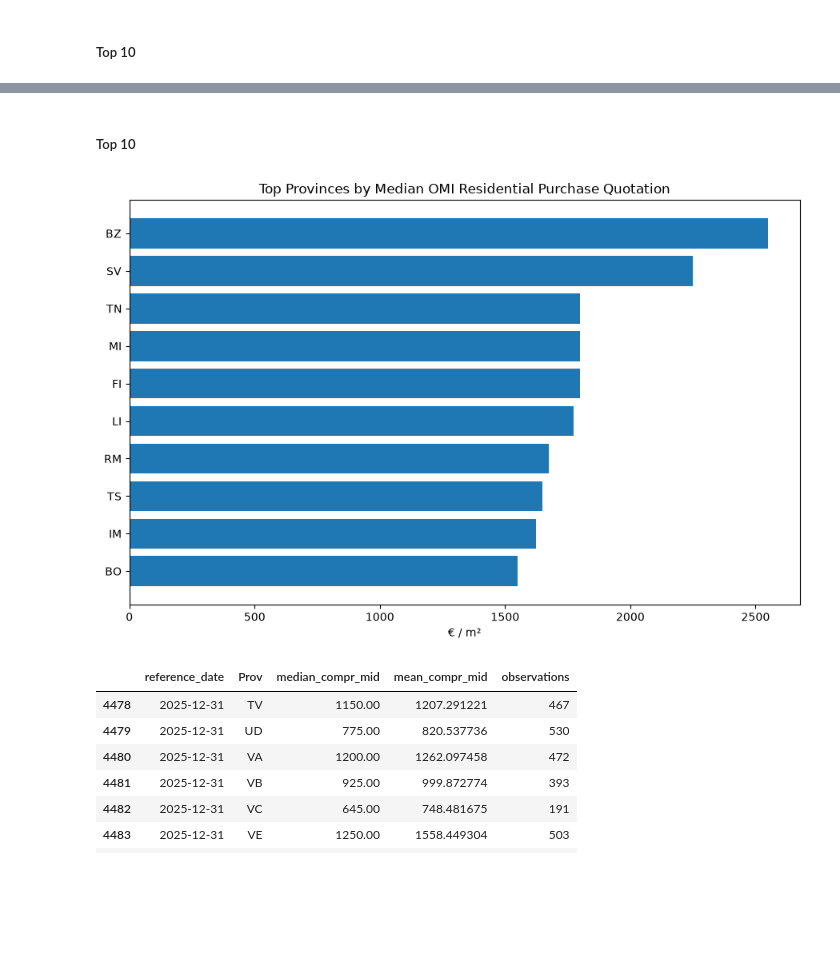
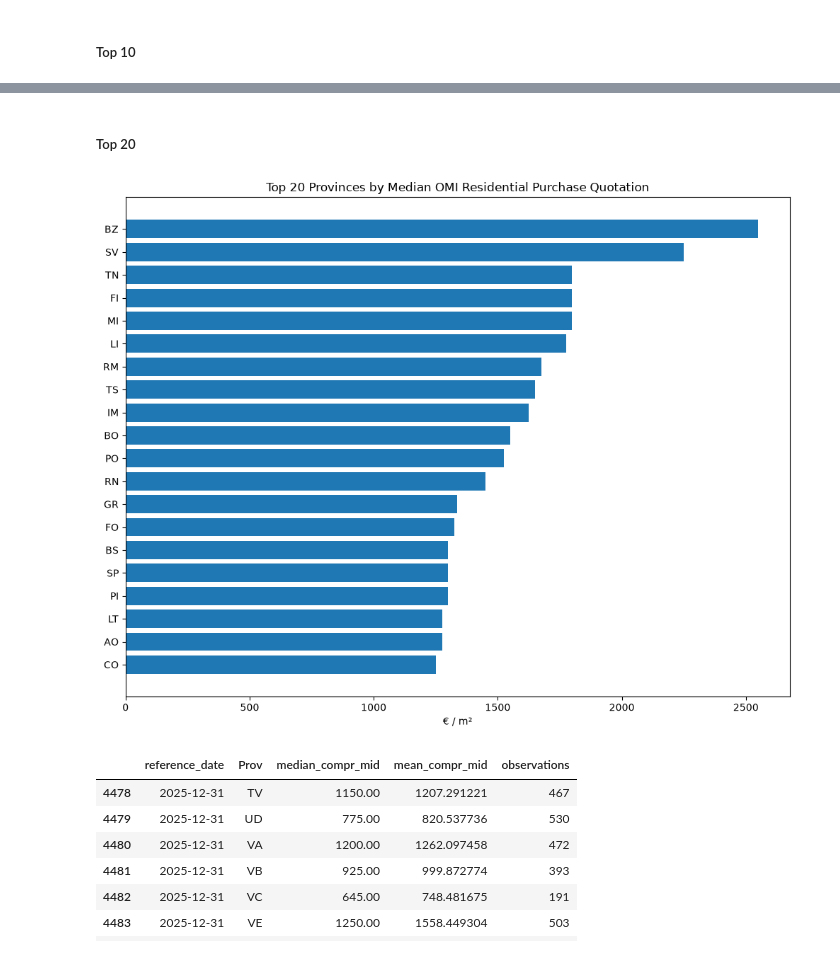
Before and after one commit to danielematix67-boop/italian-real-estate-analysis, a Jupyter notebook: notebooks/01.02_omi_quotations_exploration.ipynb, the cells around one changed output, grey strips where cells are left out. Cells and saved outputs as stored; diff of their text form; code cells hidden in the pictures; blank space fills up the shorter version.

```diff
--- a/notebooks/01.02_omi_quotations_exploration.ipynb
+++ b/notebooks/01.02_omi_quotations_exploration.ipynb
@@ -198,8 +212,12 @@ plt.show()
 # %%
-latest_prov = (
-    residential.loc[residential['reference_date'].eq(latest_date)]
-    .groupby('Prov', as_index=False)
-    .agg(median_price_m2=('Compr_mid','median'), observations=('Compr_mid','count'), municipalities=('Comune_ISTAT','nunique'))
-    .sort_values('median_price_m2', ascending=False)
+provincial_trend = (
+    residential
+    .groupby(['reference_date', 'Prov'], as_index=False)
+    .agg(
+        median_compr_mid=('Compr_mid', 'median'),
+        mean_compr_mid=('Compr_mid', 'mean'),
+        observations=('Compr_mid', 'count')
+    )
 )
-display(latest_prov.head(15))
+
+latest_date = provincial_trend['reference_date'].max()
@@ -223,16 +224,30 @@ display(latest_prov.head(15))
 # %% [markdown]
-##### Top 10
+##### Top 20
 # %%
-top_prov = latest_prov.head(10).sort_values('median_price_m2')
-fig, ax = plt.subplots(figsize=(9, 6))
-ax.barh(top_prov['Prov'], top_prov['median_price_m2'])
-ax.set_title('Top Provinces by Median OMI Residential Purchase Quotation')
+top_provinces = (
+    provincial_trend[
+        provincial_trend['reference_date'].eq(latest_date)
+    ]
+    .nlargest(20, 'median_compr_mid')
+    .sort_values('median_compr_mid')
+)
+
+fig, ax = plt.subplots(figsize=(10, 8))
+
+ax.barh(
+    top_provinces['Prov'],
+    top_provinces['median_compr_mid']
+)
+
+ax.set_title('Top 20 Provinces by Median OMI Residential Purchase Quotation')
 ax.set_xlabel('€ / m²')
 ax.set_ylabel('')
+
 fig.tight_layout()
+
 plt.show()
 # %% [output]
-[figure, old version]
+[figure, new version]
 # %%
 provincial_trend = (
     residential.groupby(['reference_date', "Prov"], as_index=False)
```
Also changed, not shown: parts of 39 cells of this notebook, 1 other file.
